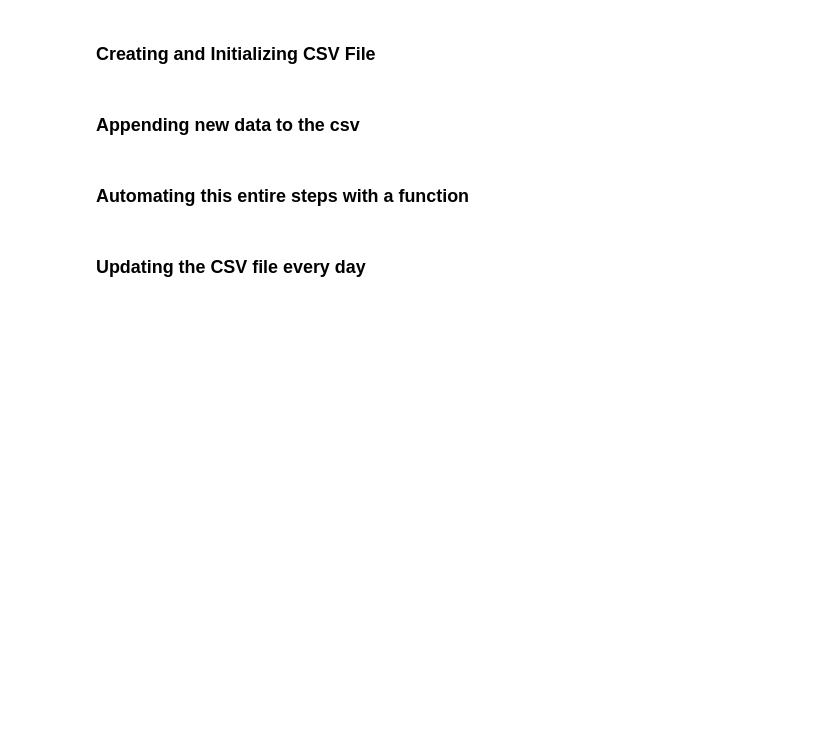
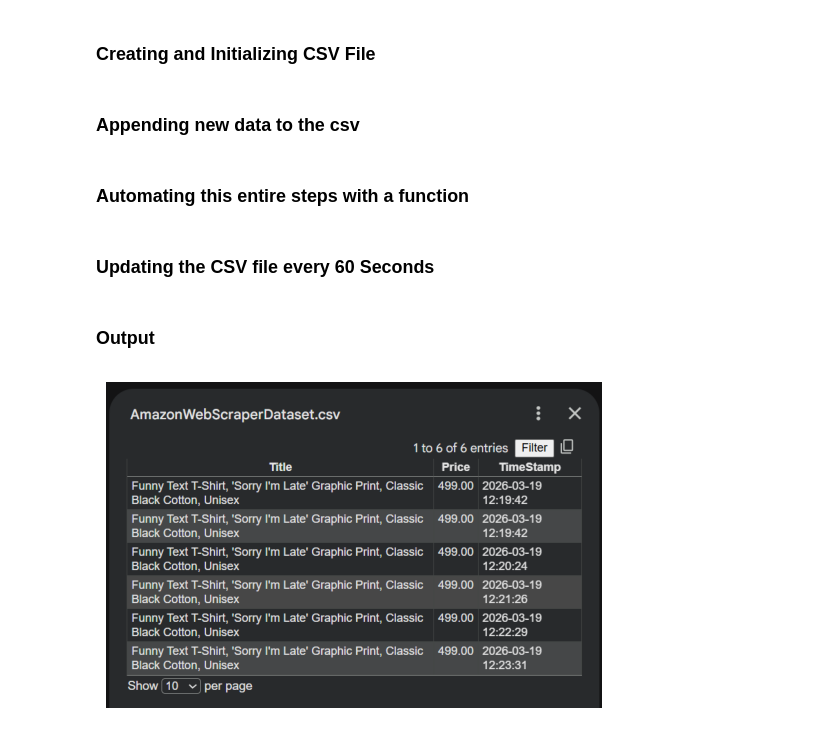
Before and after one commit to sasikanth6076/Amazon-Web-Scrapper-Project-Using-Python, a Jupyter notebook: Amazon Web Scraper Project.ipynb, the cells around one changed output. Saved outputs shown, nothing was run; the diff lists cells and outputs as text; code cells hidden in the pictures; blank space fills up the shorter version.

Commit message:
Added Output Image

```diff
--- a/Amazon Web Scraper Project.ipynb
+++ b/Amazon Web Scraper Project.ipynb
@@ -107,8 +107,20 @@ def check_price():
     writer = csv.writer(f)
     writer.writerow(data)
 # %% [markdown]
-### Updating the CSV file every day
+### Updating the CSV file every 60 Seconds
 # %%
 while(True):
   check_price()
   time.sleep(86400)
+# %% [markdown]
+### Output
+# %%
+import matplotlib.pyplot as plt        # Drawing/plotting tool
+import matplotlib.image as mpimg       # reading tool
+
+Before_Img = mpimg.imread(r"C:\Users\sasikanthchowdhary.n\Downloads\Amazon Web Scrapper Output.png")   # read image → convert to numbers → store in Before_Img
+plt.imshow(Before_Img)                # convert numbers back to image → draw on canvas
+plt.axis('off')                       # hide the ugly axis numbers around image
+plt.show()
+# %% [output]
+[figure, added]
```
